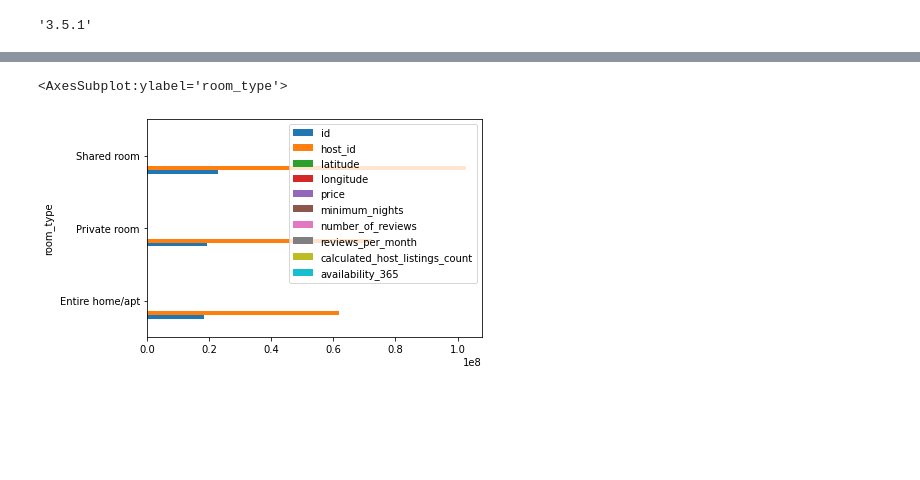
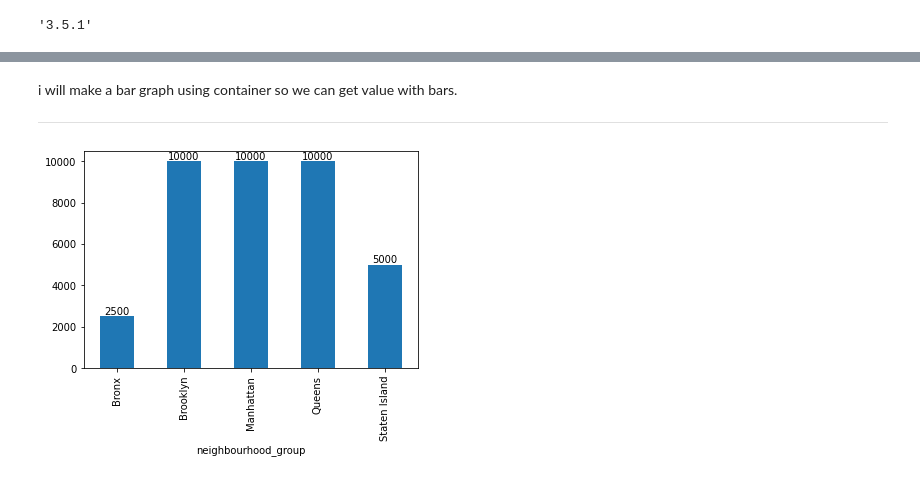
Before and after one commit to ashpou1/data-processing-4313, a Jupyter notebook: Amounts 24.ipynb, the cells around one changed output, grey strips where cells are left out. Drawn from its saved outputs; the diff is of its cells as text; code cells hidden in the pictures; blank space fills up the shorter version.

```diff
--- a/Amounts 24.ipynb
+++ b/Amounts 24.ipynb
@@ -74,5 +77,5 @@ matplotlib.__version__
 # %%
 import pandas as pa
-df = pa.read_csv('https://raw.githubusercontent.com/nurfnick/Data_Viz/main/AB_NYC_2019.csv')
-df.head
+df2 = pa.read_csv('https://raw.githubusercontent.com/nurfnick/Data_Viz/main/AB_NYC_2019.csv')
+df2
 # %% [output]
@@ -96,5 +95,11 @@ df.head
-# %%
-df.groupby('room_type').agg('mean').plot(kind = 'barh')
-# %% [output]
-<AxesSubplot:ylabel='room_type'>
-[figure, removed]
+# %% [markdown]
+i will make a bar graph using container so we can get value with bars.
+
+---
+# %%
+ax = df2.groupby('neighbourhood_group').price.agg('max').plot(kind = 'bar', stacked = True)
+
+for container in ax.containers:
+    ax.bar_label(container)
+# %% [output]
+[figure, added]
```
Also changed, not shown: parts of 14 cells of this notebook.
